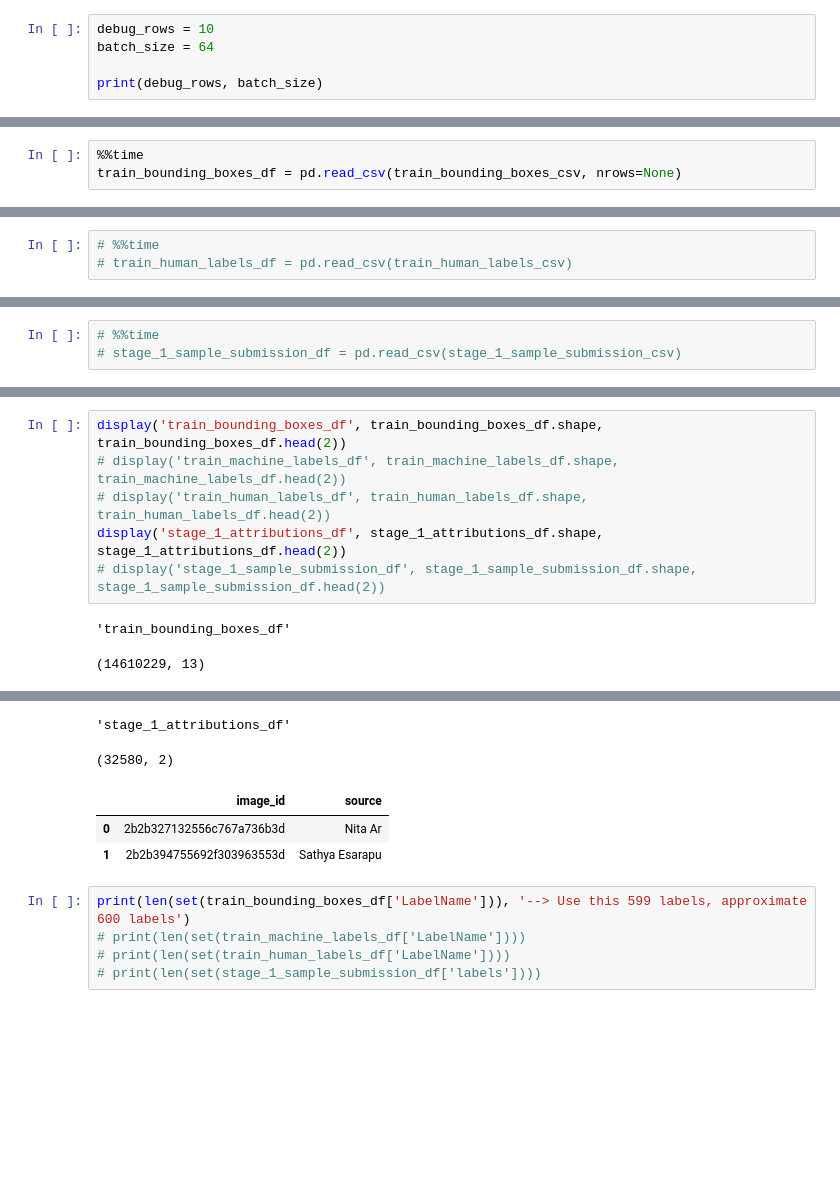
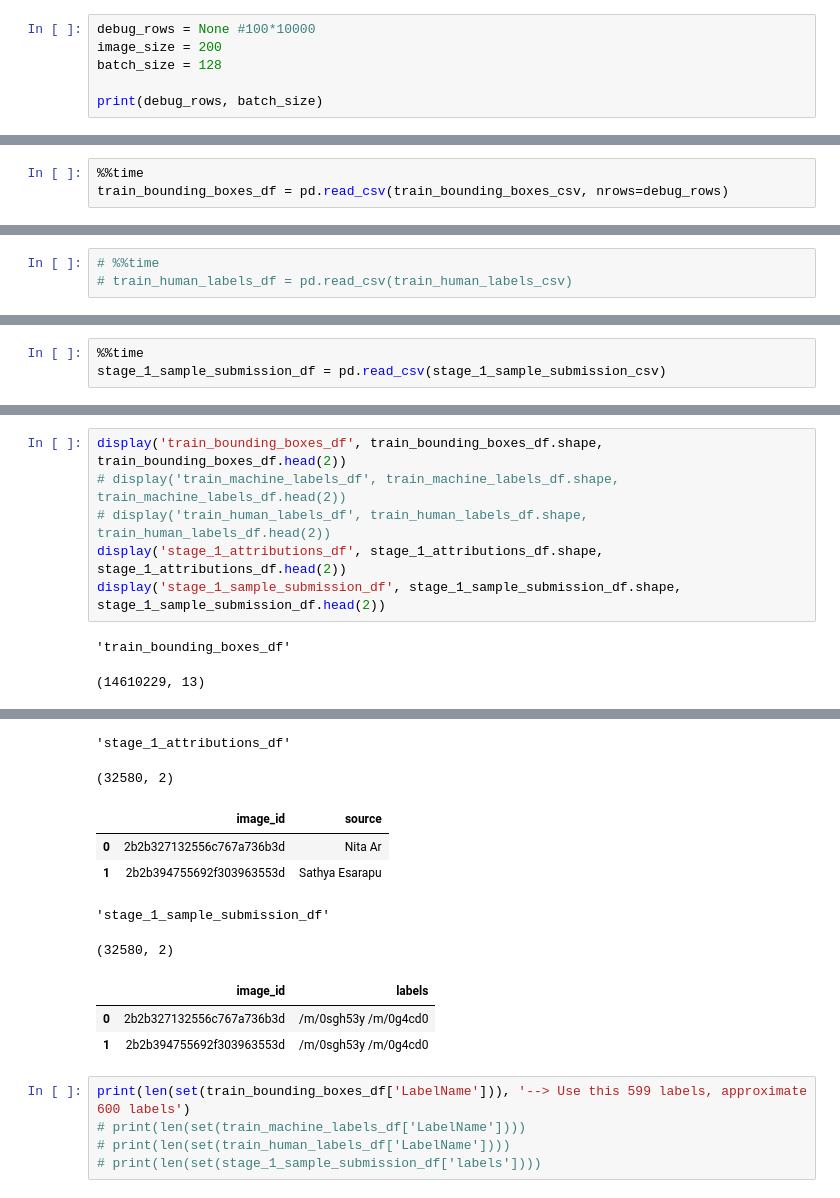
Before and after one commit to ruixu/kaggle-Inclusive-Images, a Jupyter notebook: 3. InceptionResNetV2_SE.ipynb, the cells around one changed output, grey strips where cells are left out. Drawn from its saved outputs; the diff is of its cells as text; blank space fills up the shorter version.

```diff
--- a/3. InceptionResNetV2_SE.ipynb
+++ b/3. InceptionResNetV2_SE.ipynb
@@ -15,8 +17,9 @@ time0 = time.time()
 # %% [markdown]
 ## Important params
 # %%
-debug_rows = 10
-batch_size = 64
+debug_rows = None #100*10000
+image_size = 200
+batch_size = 128
 
 print(debug_rows, batch_size)
 # %% [output]
@@ -136,4 +148,4 @@ Wall time: 991 ms
 # %%
 %%time
-train_bounding_boxes_df = pd.read_csv(train_bounding_boxes_csv, nrows=None)
+train_bounding_boxes_df = pd.read_csv(train_bounding_boxes_csv, nrows=debug_rows)
 # %% [output]
@@ -154,3 +166,3 @@ Wall time: 27.7 ms
 # %%
-# %%time
-# stage_1_sample_submission_df = pd.read_csv(stage_1_sample_submission_csv)
+%%time
+stage_1_sample_submission_df = pd.read_csv(stage_1_sample_submission_csv)
@@ -157,20 +172,25 @@ Wall time: 27.7 ms
 # %%
 display('train_bounding_boxes_df', train_bounding_boxes_df.shape, train_bounding_boxes_df.head(2))
 # display('train_machine_labels_df', train_machine_labels_df.shape, train_machine_labels_df.head(2))
 # display('train_human_labels_df', train_human_labels_df.shape, train_human_labels_df.head(2))
 display('stage_1_attributions_df', stage_1_attributions_df.shape, stage_1_attributions_df.head(2))
-# display('stage_1_sample_submission_df', stage_1_sample_submission_df.shape, stage_1_sample_submission_df.head(2))
+display('stage_1_sample_submission_df', stage_1_sample_submission_df.shape, stage_1_sample_submission_df.head(2))
 # %% [output]
 'train_bounding_boxes_df'
 (14610229, 13)
 |  | ImageID | Source | LabelName | Confidence | XMin | XMax | YMin | YMax | IsOccluded | IsTruncated | ... |
 | 0 | 000002b66c9c498e | xclick | /m/01g317 | 1 | 0.0125 | 0.195312 | 0.148438 | 0.587500 | 0 | 1 | ... |
 | 1 | 000002b66c9c498e | xclick | /m/01g317 | 1 | 0.0250 | 0.276563 | 0.714063 | 0.948438 | 0 | 1 | ... |
 'stage_1_attributions_df'
 (32580, 2)
 |  | image_id | source |
 | 0 | 2b2b327132556c767a736b3d | Nita Ar |
 | 1 | 2b2b394755692f303963553d | Sathya Esarapu |
+'stage_1_sample_submission_df'
+(32580, 2)
+|  | image_id | labels |
+| 0 | 2b2b327132556c767a736b3d | /m/0sgh53y /m/0g4cd0 |
+| 1 | 2b2b394755692f303963553d | /m/0sgh53y /m/0g4cd0 |
 # %%
 print(len(set(train_bounding_boxes_df['LabelName'])), '--> Use this 599 labels, approximate 600 labels')
 # print(len(set(train_machine_labels_df['LabelName'])))
```
Also changed, not shown: parts of 38 cells of this notebook, 1 other file.
